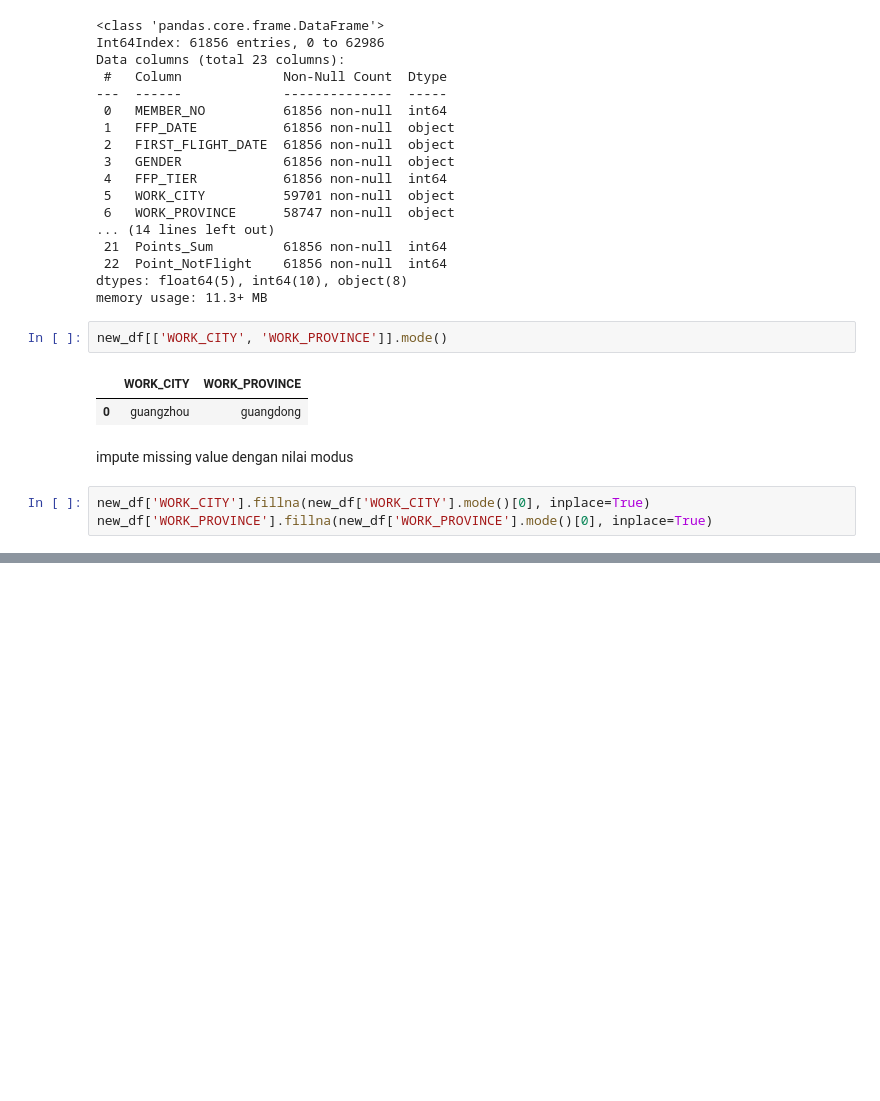
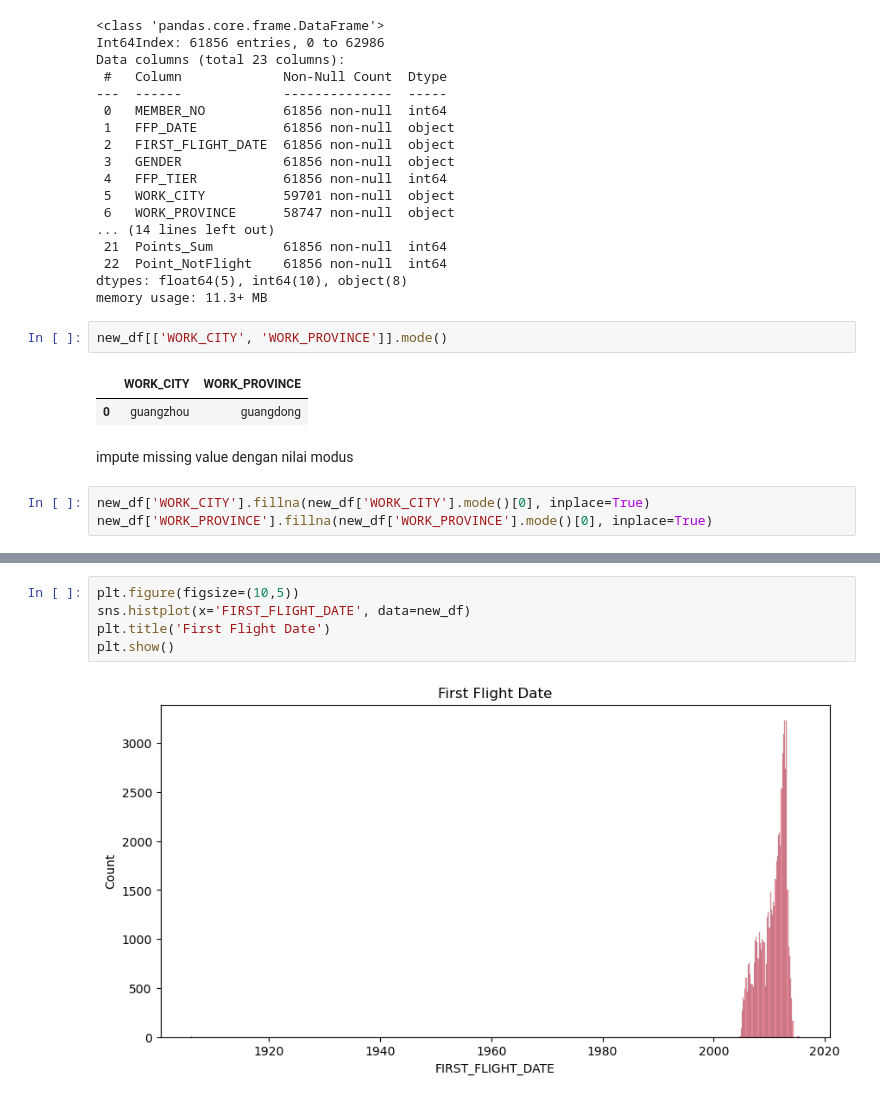
Before and after one commit to gbriansatria/Final-Project-Raka-MAX, a Jupyter notebook: Homework Stage 3/Homework Unsupervised Learning.ipynb, the cells around one changed output, grey strips where cells are left out. Drawn from its saved outputs; the diff is of its cells as text; blank space fills up the shorter version.

```diff
--- a/Homework Stage 3/Homework Unsupervised Learning.ipynb
+++ b/Homework Stage 3/Homework Unsupervised Learning.ipynb
@@ -338,0 +267,7 @@ new_df['WORK_PROVINCE'].fillna(new_df['WORK_PROVINCE'].mode()[0], inplace=True)
+# %%
+plt.figure(figsize=(10,5))
+sns.histplot(x='FIRST_FLIGHT_DATE', data=new_df)
+plt.title('First Flight Date')
+plt.show()
+# %% [output]
+[figure, added]
```
Also changed, not shown: parts of 38 cells of this notebook.
